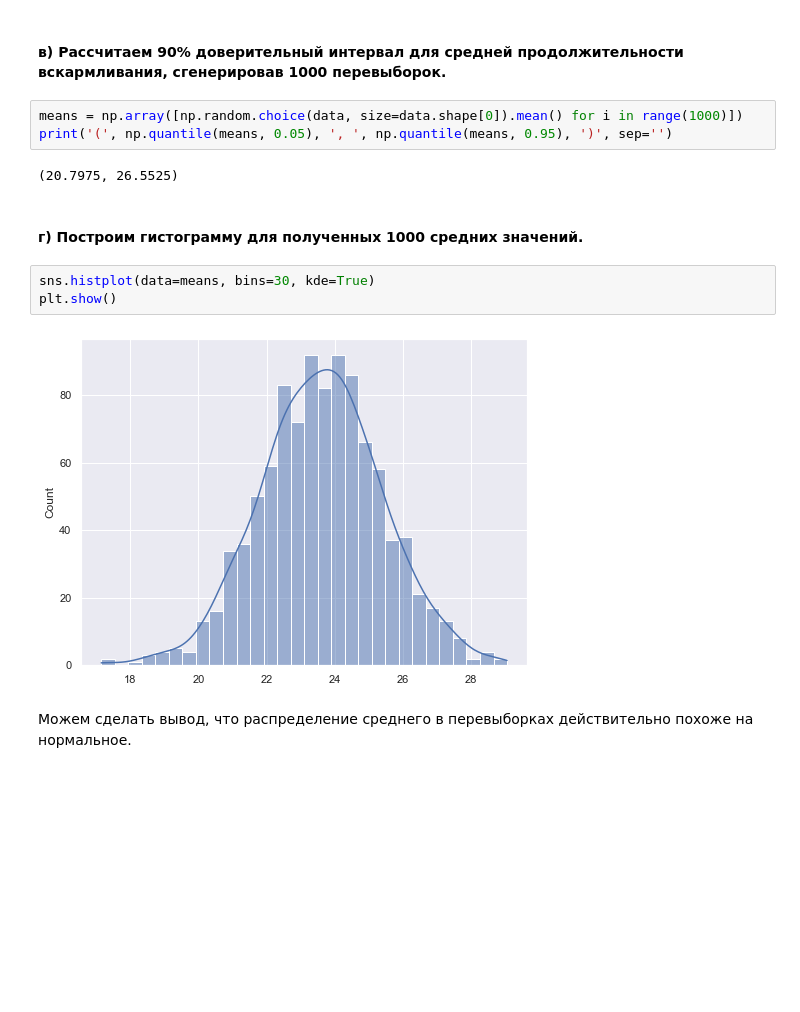
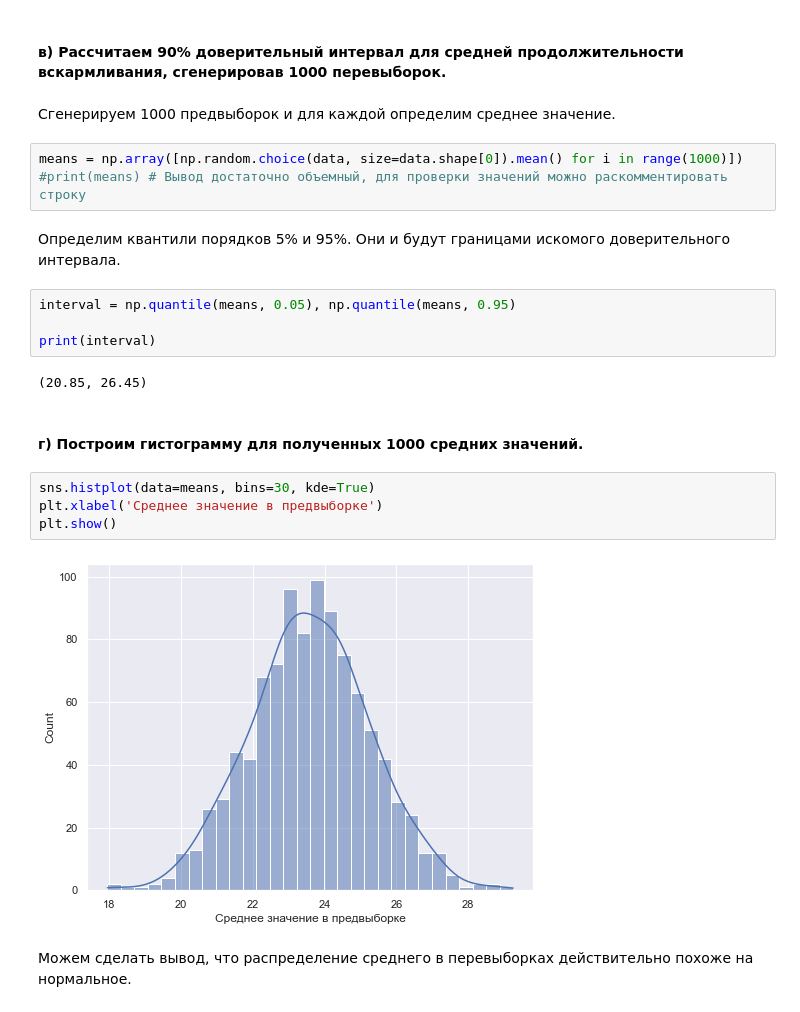
Before and after one commit to BaranovaAnastasia/statistics, a Jupyter notebook: hometask01.ipynb, the cells around one changed output. Cells and saved outputs as stored; diff of their text form; blank space fills up the shorter version.

```diff
--- a/hometask01.ipynb
+++ b/hometask01.ipynb
@@ -41,17 +75,26 @@ plt.show()
 Можно сделать вывод, что распределение времени вскармливания соответствует нормальному закону.
 # %% [markdown]
 #### в) Рассчитаем 90% доверительный интервал для средней продолжительности вскармливания, сгенерировав 1000 перевыборок.
+# %% [markdown]
+Сгенерируем 1000 предвыборок и для каждой определим среднее значение.
 # %%
 means = np.array([np.random.choice(data, size=data.shape[0]).mean() for i in range(1000)])
-print('(', np.quantile(means, 0.05), ', ', np.quantile(means, 0.95), ')', sep='')
+#print(means) # Вывод достаточно объемный, для проверки значений можно раскомментировать строку
-# %% [output]
-(20.7975, 26.5525)
+# %% [markdown]
+Определим квантили порядков 5% и 95%. Они и будут границами искомого доверительного интервала.
+# %%
+interval = np.quantile(means, 0.05), np.quantile(means, 0.95)
+
+print(interval)
+# %% [output]
+(20.85, 26.45)
 # %% [markdown]
 #### г) Построим гистограмму для полученных 1000 средних значений.
 # %%
 sns.histplot(data=means, bins=30, kde=True)
+plt.xlabel('Среднее значение в предвыборке')
 plt.show()
 # %% [output]
-[figure, old version]
+[figure, new version]
 # %% [markdown]
 Можем сделать вывод, что распределение среднего в перевыборках действительно похоже на нормальное.
```
Also changed, not shown: parts of 9 cells of this notebook.
